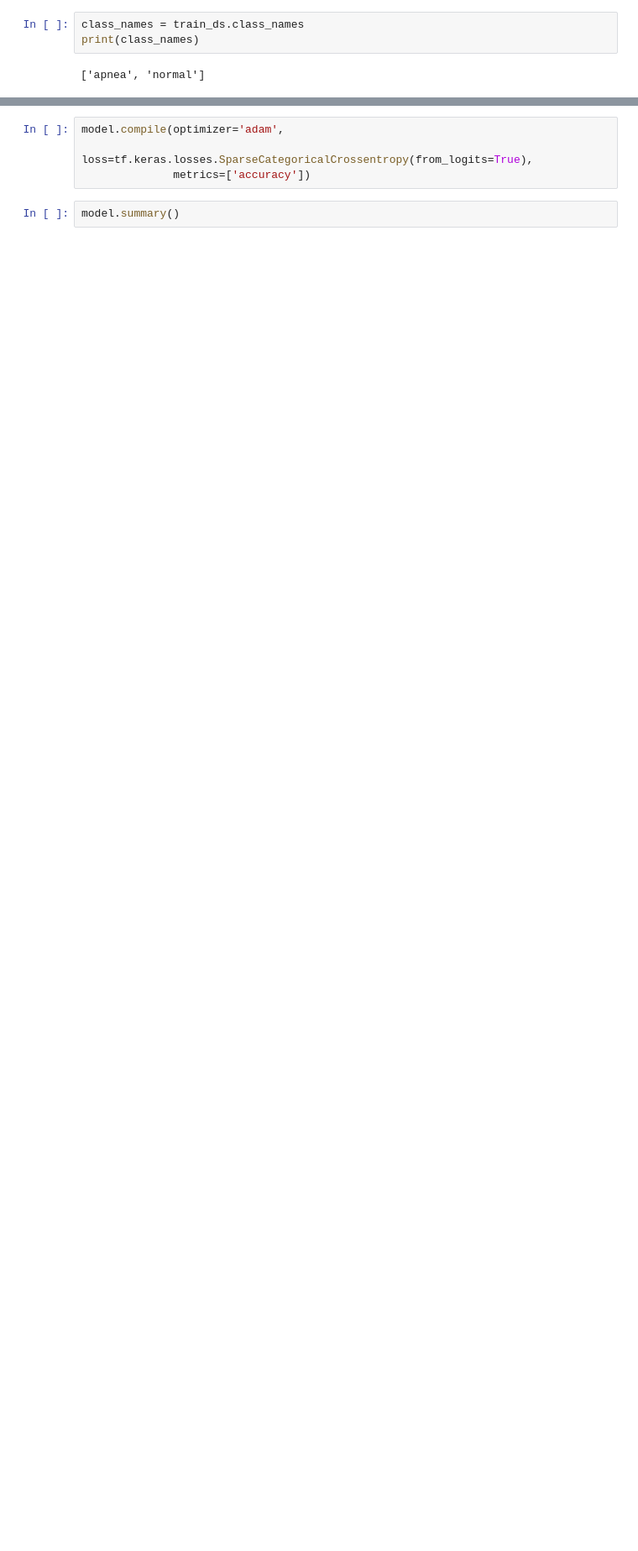
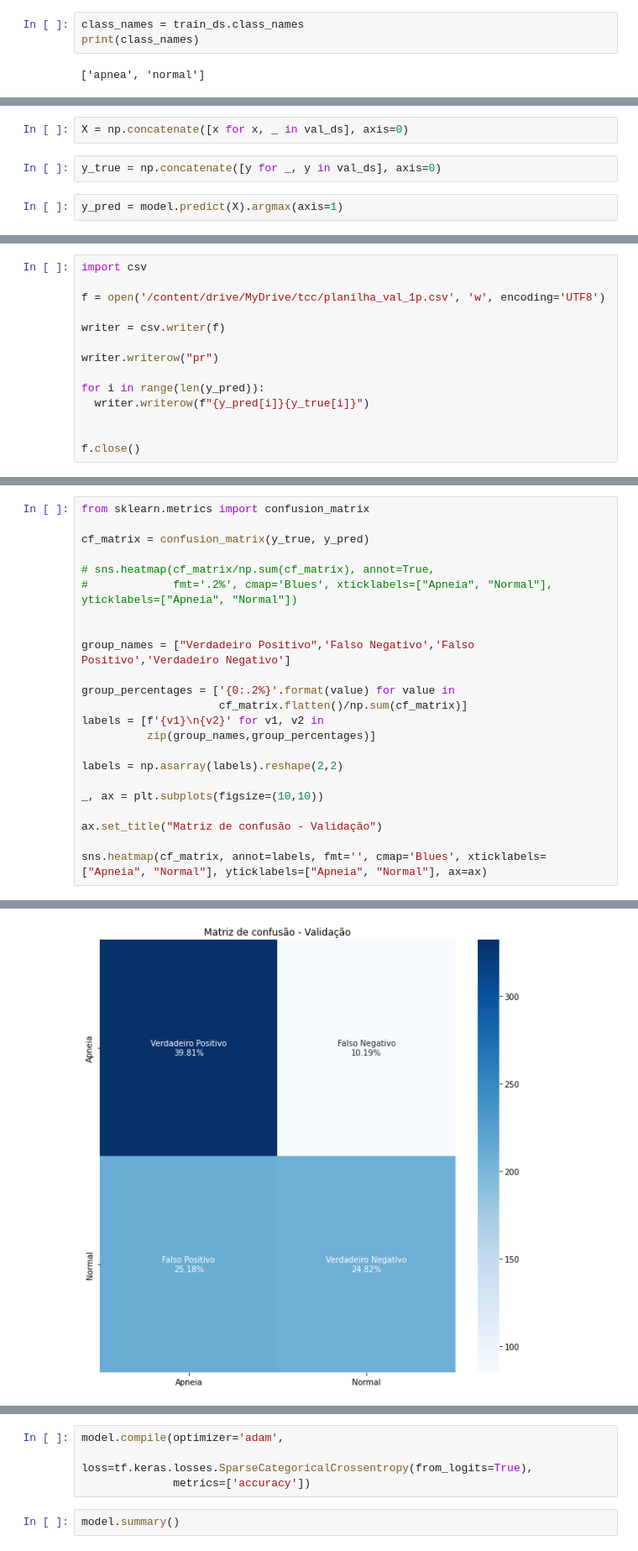
Before and after one commit to CylonSam/base1, a Jupyter notebook: tcc_model.ipynb, the cells around one changed output, grey strips where cells are left out. Shown: that part at 84% size. Drawn from its saved outputs; the diff is of its cells as text; blank space fills up the shorter version.

```diff
--- a/tcc_model.ipynb
+++ b/tcc_model.ipynb
@@ -70,0 +407,6 @@ print(class_names)
+# %%
+X = np.concatenate([x for x, _ in val_ds], axis=0)
+# %%
+y_true = np.concatenate([y for _, y in val_ds], axis=0)
+# %%
+y_pred = model.predict(X).argmax(axis=1)
@@ -70,0 +415,14 @@ print(class_names)
+# %%
+import csv
+
+f = open('/content/drive/MyDrive/tcc/planilha_val_1p.csv', 'w', encoding='UTF8')
+
+writer = csv.writer(f)
+
+writer.writerow("pr")
+
+for i in range(len(y_pred)):
+  writer.writerow(f"{y_pred[i]}{y_true[i]}")
+
+
+f.close()
@@ -70,0 +433,24 @@ print(class_names)
+# %%
+from sklearn.metrics import confusion_matrix
+
+cf_matrix = confusion_matrix(y_true, y_pred)
+
+# sns.heatmap(cf_matrix/np.sum(cf_matrix), annot=True,
+#             fmt='.2%', cmap='Blues', xticklabels=["Apneia", "Normal"], yticklabels=["Apneia", "Normal"])
+
+
+group_names = ["Verdadeiro Positivo",'Falso Negativo','Falso Positivo','Verdadeiro Negativo']
+
+group_percentages = ['{0:.2%}'.format(value) for value in
+                     cf_matrix.flatten()/np.sum(cf_matrix)]
+labels = [f'{v1}\n{v2}' for v1, v2 in
+          zip(group_names,group_percentages)]
+
+labels = np.asarray(labels).reshape(2,2)
+
+_, ax = plt.subplots(figsize=(10,10))
+
+ax.set_title("Matriz de confusão - Validação")
+
+sns.heatmap(cf_matrix, annot=labels, fmt='', cmap='Blues', xticklabels=["Apneia", "Normal"], yticklabels=["Apneia", "Normal"], ax=ax)
+# %% [output]
@@ -71,3 +458,4 @@ print(class_names)
+[figure, added]
 # %%
 import matplotlib.pyplot as plt
 
```
Also changed, not shown: parts of 41 cells of this notebook, 7 other files.
